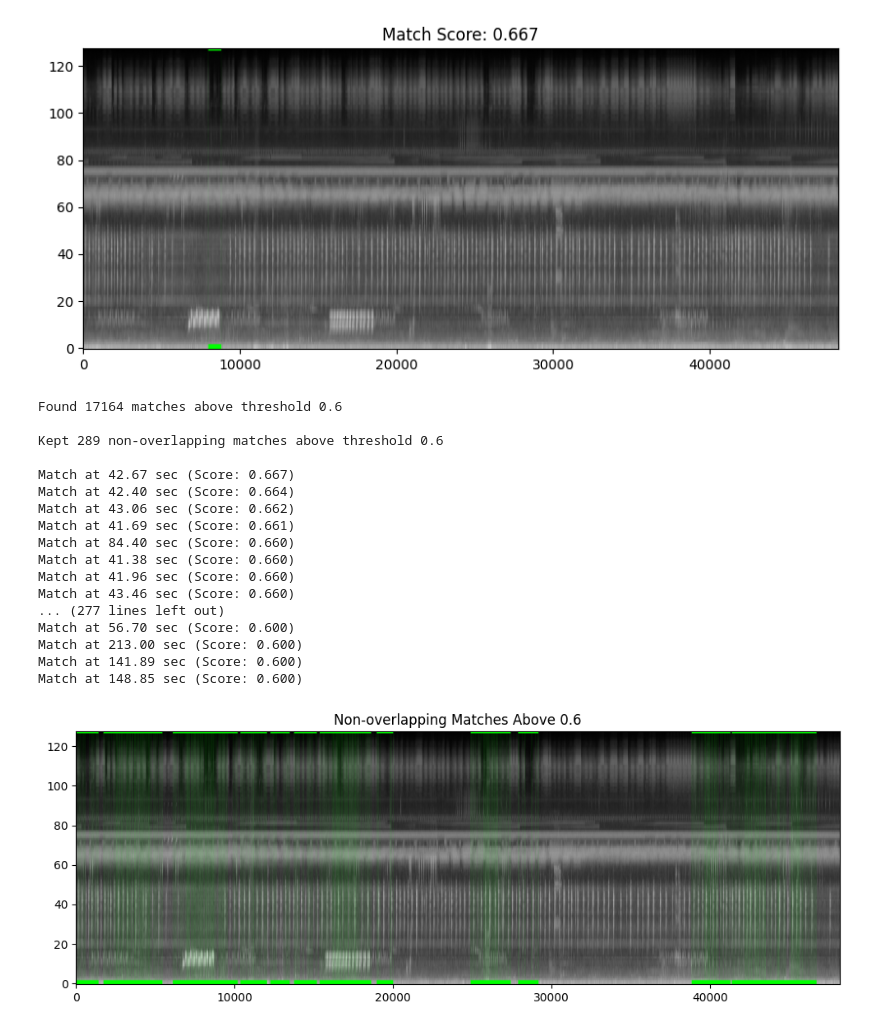
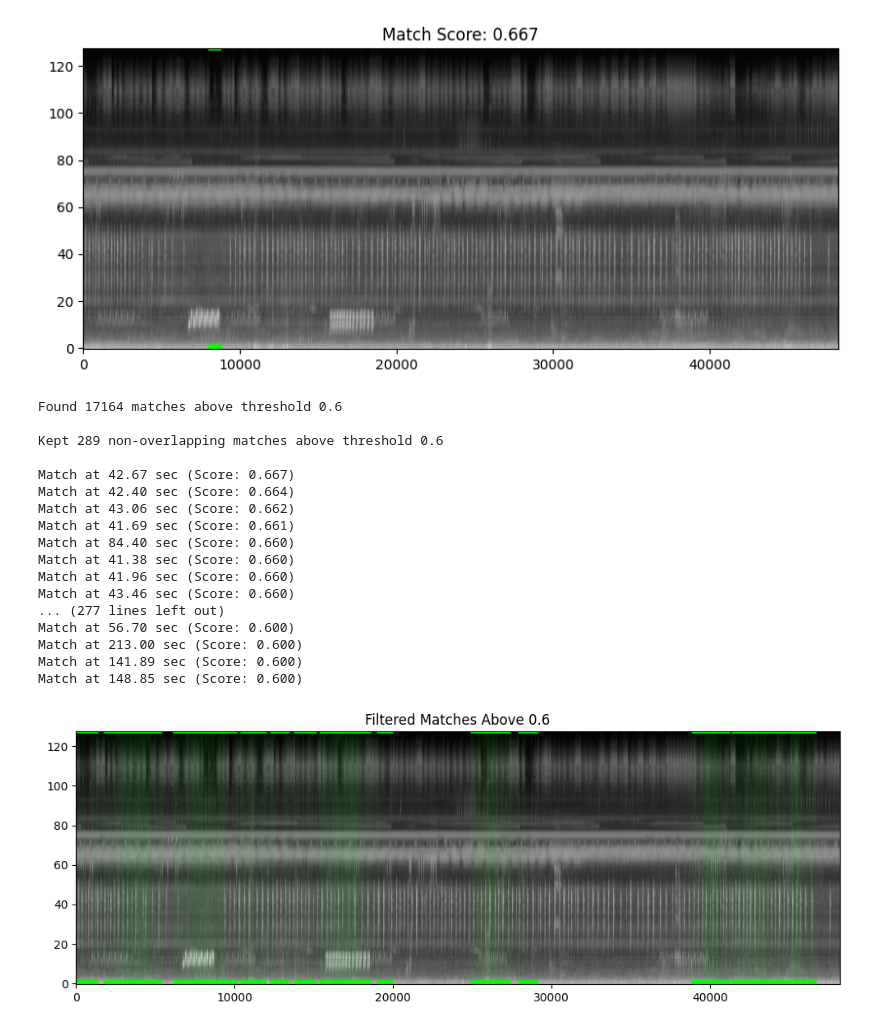
Before and after one commit to UCSD-E4E/pyha-analyzer-2.0, a Jupyter notebook: template-matching/tm_testing.ipynb, the cells around one changed output. Drawn from its saved outputs; the diff is of its cells as text; code cells hidden in the pictures.

Commit message:
feat: Clean up template-matching code

```diff
--- a/template-matching/tm_testing.ipynb
+++ b/template-matching/tm_testing.ipynb
@@ -99,8 +104,14 @@ Match score: 0.6666
 Best match location: (8001, 0)
 [figure]
 # %%
+# Customizable parameters for template matching:
+# Threshold for detection confidence
+# Suppression distance to avoid multiple detections in close proximity
+
 THRESHOLD = 0.6
 SUPPRESSION_DISTANCE = 50
+
+# Filter matches based upon threshold
 
 locations = np.where(res >= THRESHOLD)
 matches = []
@@ -112,6 +123,8 @@ for pt in zip(*locations[::-1]):
 matches.sort(key=lambda x: x[2], reverse=True)
 
 print(f"Found {len(matches)} matches above threshold {THRESHOLD}\n")
+
+# Filter overlapping matches and visualize
 
 selected = []
 for y, x, score in matches:
@@ -126,33 +139,33 @@ plt.figure(figsize=(12, 4))
 vis = cv.cvtColor(clip_img, cv.COLOR_GRAY2BGR)
 
 for y, x, score in selected:
     top_left = (x, y)
     bottom_right = (x + template_img.shape[1], y + template_img.shape[0])
     cv.rectangle(vis, top_left, bottom_right, (0, 255, 0), 2)
 
     timestamp = x * seconds_per_col
     print(f"Match at {timestamp:.2f} sec (Score: {score:.3f})")
 
 plt.imshow(vis, aspect='auto', origin='lower', cmap='gray')
-plt.title(f"Non-overlapping Matches Above {THRESHOLD}")
+plt.title(f"Filtered Matches Above {THRESHOLD}")
 plt.show()
 # %% [output]
 Found 17164 matches above threshold 0.6
 
 Kept 289 non-overlapping matches above threshold 0.6
 
 Match at 42.67 sec (Score: 0.667)
 Match at 42.40 sec (Score: 0.664)
 Match at 43.06 sec (Score: 0.662)
 Match at 41.69 sec (Score: 0.661)
 Match at 84.40 sec (Score: 0.660)
 Match at 41.38 sec (Score: 0.660)
 Match at 41.96 sec (Score: 0.660)
 Match at 43.46 sec (Score: 0.660)
 ... (277 lines left out)
 Match at 56.70 sec (Score: 0.600)
 Match at 213.00 sec (Score: 0.600)
 Match at 141.89 sec (Score: 0.600)
 Match at 148.85 sec (Score: 0.600)
-[figure, old version]
+[figure, new version]
 # %%
```
Also changed, not shown: parts of 10 cells of this notebook, 1 other file.
